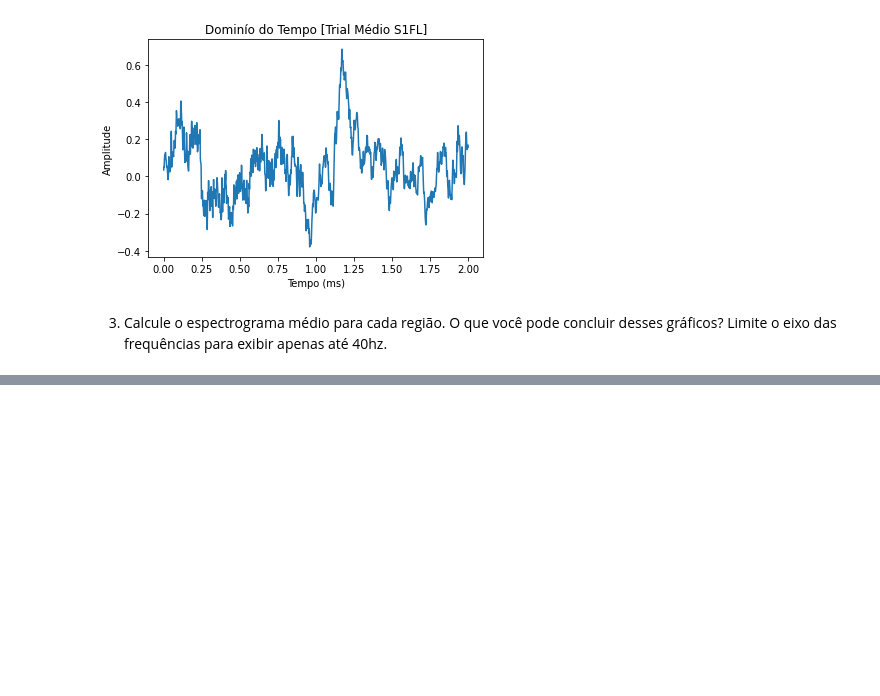
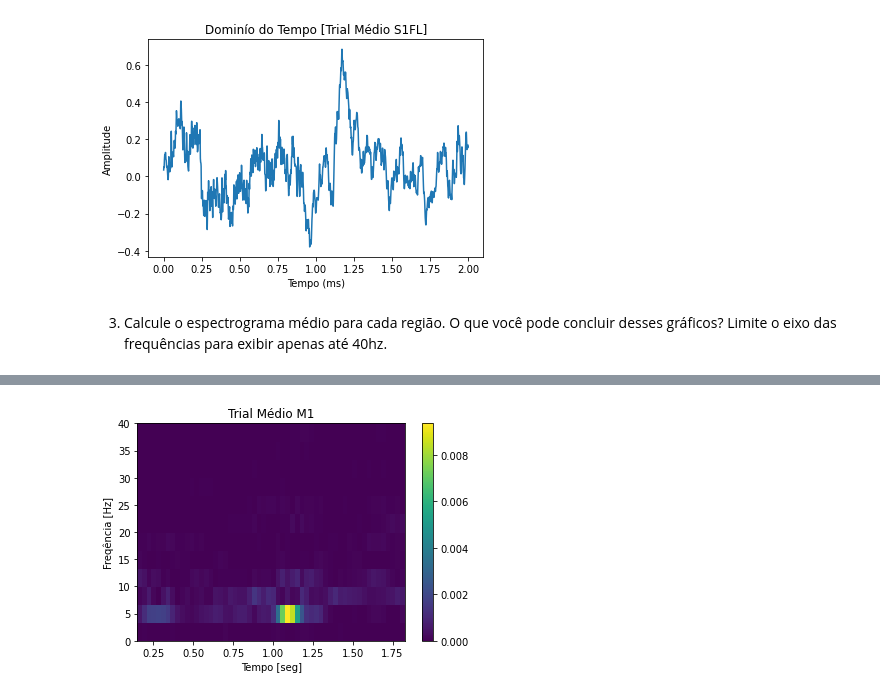
Before and after one commit to kellissonlima/proc-sinais-20212, a Jupyter notebook: Kellisson_Kayonário_de_Lima_Lista_2_Análise_Espectral.ipynb, the cells around one changed output, grey strips where cells are left out. Drawn from its saved outputs; the diff is of its cells as text; code cells hidden in the pictures; blank space fills up the shorter version.

```diff
--- a/Kellisson_Kayonário_de_Lima_Lista_2_Análise_Espectral.ipynb
+++ b/Kellisson_Kayonário_de_Lima_Lista_2_Análise_Espectral.ipynb
@@ -154,0 +146,12 @@ Cpu Antes:  [[-1.43583934 -1.32436542 -1.17747347 ... -0.82340922 -0.99788727
+# %%
+f, t, Sxx = scipy.signal.spectrogram(trialMedioM1,fs = 1000,nperseg=nperseg,noverlap=noverlap)
+
+plt.pcolormesh(t, f,Sxx, shading='flat')
+plt.ylabel('Freqência [Hz]')
+plt.xlabel('Tempo [seg]')
+plt.title('Trial Médio M1')
+plt.ylim([0,40])
+plt.colorbar()
+plt.show()
+# %% [output]
+[figure, added]
```
Also changed, not shown: parts of 17 cells of this notebook.
